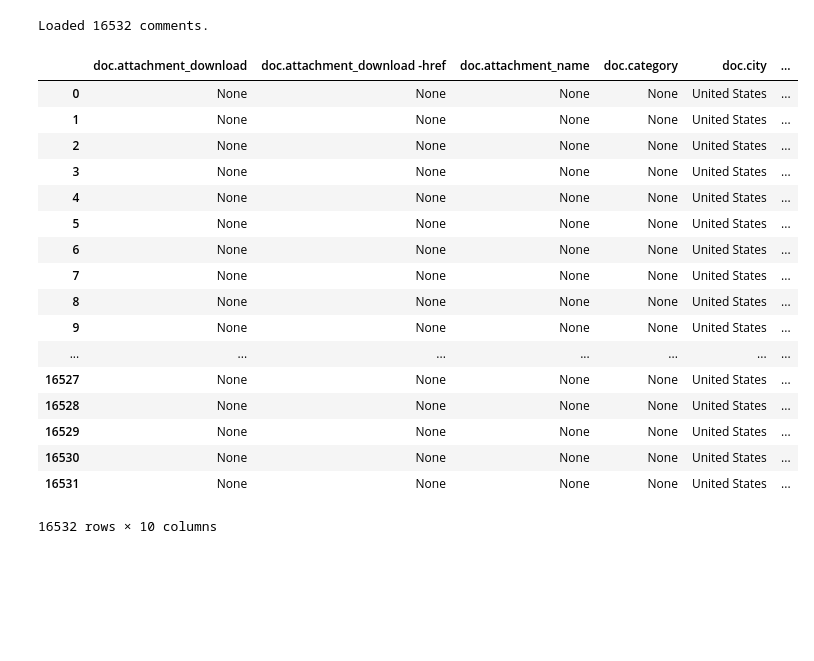
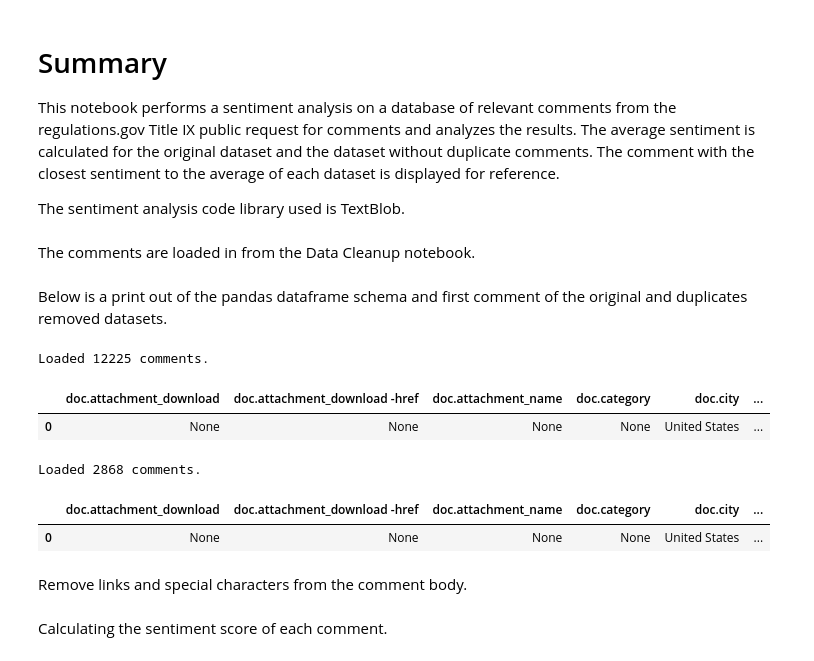
Before and after one commit to Nishnha/Title-IX-Call-for-Comments-Analysis, a Jupyter notebook: Title IX Sentiment Analysis.ipynb, the cells around one changed output. Cells and saved outputs as stored; diff of their text form; code cells hidden in the pictures; blank space fills up the shorter version.

```diff
--- a/Title IX Sentiment Analysis.ipynb
+++ b/Title IX Sentiment Analysis.ipynb
@@ -1,31 +1,34 @@
+# %% [markdown]
+# Summary
+This notebook performs a sentiment analysis on a database of relevant comments from the regulations.gov Title IX public request for comments and analyzes the results.
+The average sentiment is calculated for the original dataset and the dataset without duplicate comments. The comment with the closest sentiment to the average of each dataset is displayed for reference.
+
+The sentiment analysis code library used is TextBlob.
 # %%
 import numpy as np
 import pandas
 import re
 from textblob import TextBlob
+# %% [markdown]
+The comments are loaded in from the Data Cleanup notebook.
 # %%
 data = pandas.read_json('./data/comments_cleaned.json', orient='records', dtype='false')
+data_duplicates_removed = pandas.read_json('./data/comments_duplicates_removed.json', orient='records', dtype='false')
+# %% [markdown]
+Below is a print out of the pandas dataframe schema and first comment of the original and duplicates removed datasets.
 # %%
 print("Loaded %d comments." % len(data))
-display(data)
+display(data[:1])
+
+print("Loaded %d comments." % len(data_duplicates_removed))
+display(data_duplicates_removed[:1])
 # %% [output]
-Loaded 16532 comments.
+Loaded 12225 comments.
 |  | doc.attachment_download | doc.attachment_download -href | doc.attachment_name | doc.category | doc.city | ... |
 | 0 | None | None | None | None | United States | ... |
-| 1 | None | None | None | None | United States | ... |
-| 2 | None | None | None | None | United States | ... |
-| 3 | None | None | None | None | United States | ... |
-| 4 | None | None | None | None | United States | ... |
-| 5 | None | None | None | None | United States | ... |
-| 6 | None | None | None | None | United States | ... |
-| 7 | None | None | None | None | United States | ... |
-| 8 | None | None | None | None | United States | ... |
-| 9 | None | None | None | None | United States | ... |
-| ... | ... | ... | ... | ... | ... | ... |
-| 16527 | None | None | None | None | United States | ... |
-| 16528 | None | None | None | None | United States | ... |
-| 16529 | None | None | None | None | United States | ... |
-| 16530 | None | None | None | None | United States | ... |
-| 16531 | None | None | None | None | United States | ... |
-16532 rows × 10 columns
+Loaded 2868 comments.
+|  | doc.attachment_download | doc.attachment_download -href | doc.attachment_name | doc.category | doc.city | ... |
+| 0 | None | None | None | None | United States | ... |
+# %% [markdown]
+Remove links and special characters from the comment body.
 # %%
@@ -36,0 +40,2 @@ data['doc.comment_body'] = data['doc.comment_body'].map(remove_links)
+# %% [markdown]
+Calculating the sentiment score of each comment.
```
Also changed, not shown: parts of 13 cells of this notebook, 8 other files.
